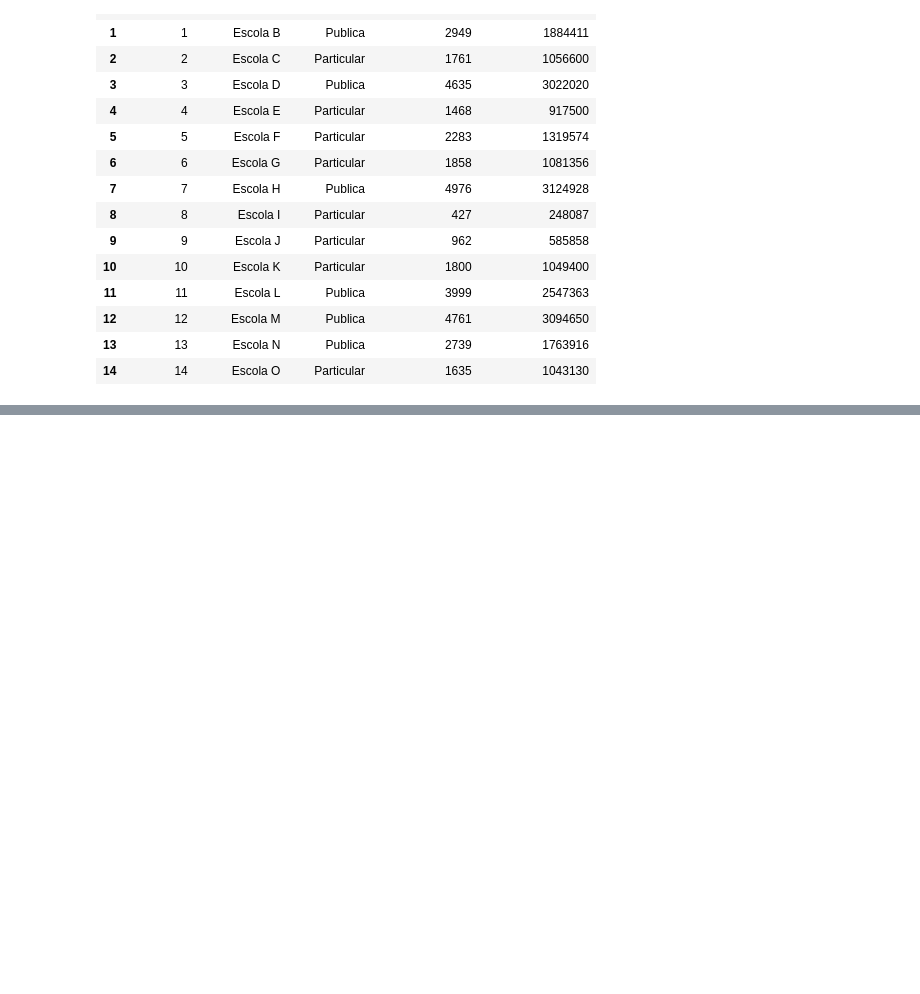
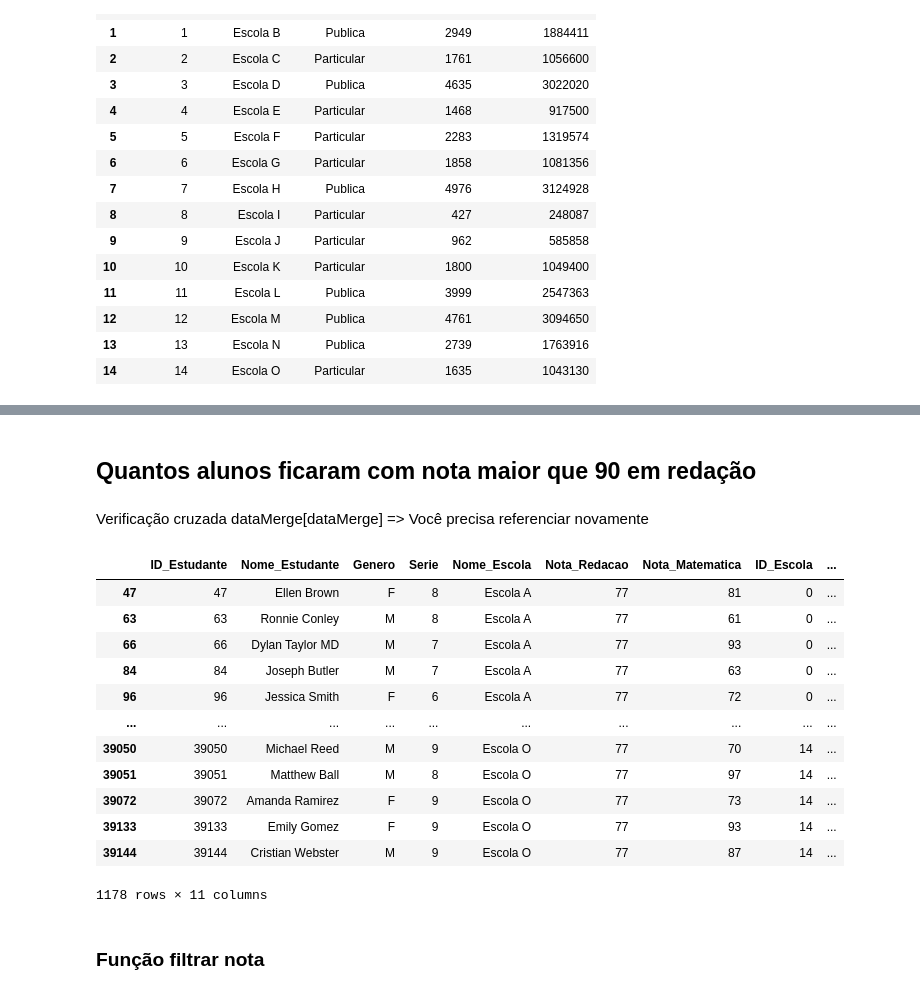
Before and after one commit to andre4383/pandasLearn, a Jupyter notebook: aula3.ipynb, the cells around one changed output, grey strips where cells are left out. Drawn from its saved outputs; the diff is of its cells as text; code cells hidden in the pictures; blank space fills up the shorter version.

```diff
--- a/aula3.ipynb
+++ b/aula3.ipynb
@@ -46,0 +154,22 @@ escolas
+# %% [markdown]
+## Quantos alunos ficaram com nota maior que 90 em redação
+# %% [markdown]
+Verificação cruzada dataMerge[dataMerge] => Você precisa referenciar novamente
+# %%
+dataMerge[dataMerge["Nota_Redacao"]==77]
+# %% [output]
+|  | ID_Estudante | Nome_Estudante | Genero | Serie | Nome_Escola | Nota_Redacao | Nota_Matematica | ID_Escola | ... |
+| 47 | 47 | Ellen Brown | F | 8 | Escola A | 77 | 81 | 0 | ... |
+| 63 | 63 | Ronnie Conley | M | 8 | Escola A | 77 | 61 | 0 | ... |
+| 66 | 66 | Dylan Taylor MD | M | 7 | Escola A | 77 | 93 | 0 | ... |
+| 84 | 84 | Joseph Butler | M | 7 | Escola A | 77 | 63 | 0 | ... |
+| 96 | 96 | Jessica Smith | F | 6 | Escola A | 77 | 72 | 0 | ... |
+| ... | ... | ... | ... | ... | ... | ... | ... | ... | ... |
+| 39050 | 39050 | Michael Reed | M | 9 | Escola O | 77 | 70 | 14 | ... |
+| 39051 | 39051 | Matthew Ball | M | 8 | Escola O | 77 | 97 | 14 | ... |
+| 39072 | 39072 | Amanda Ramirez | F | 9 | Escola O | 77 | 73 | 14 | ... |
+| 39133 | 39133 | Emily Gomez | F | 9 | Escola O | 77 | 93 | 14 | ... |
+| 39144 | 39144 | Cristian Webster | M | 9 | Escola O | 77 | 87 | 14 | ... |
+1178 rows × 11 columns
+# %% [markdown]
+### Função filtrar nota
```
Also changed, not shown: parts of 17 cells of this notebook.
